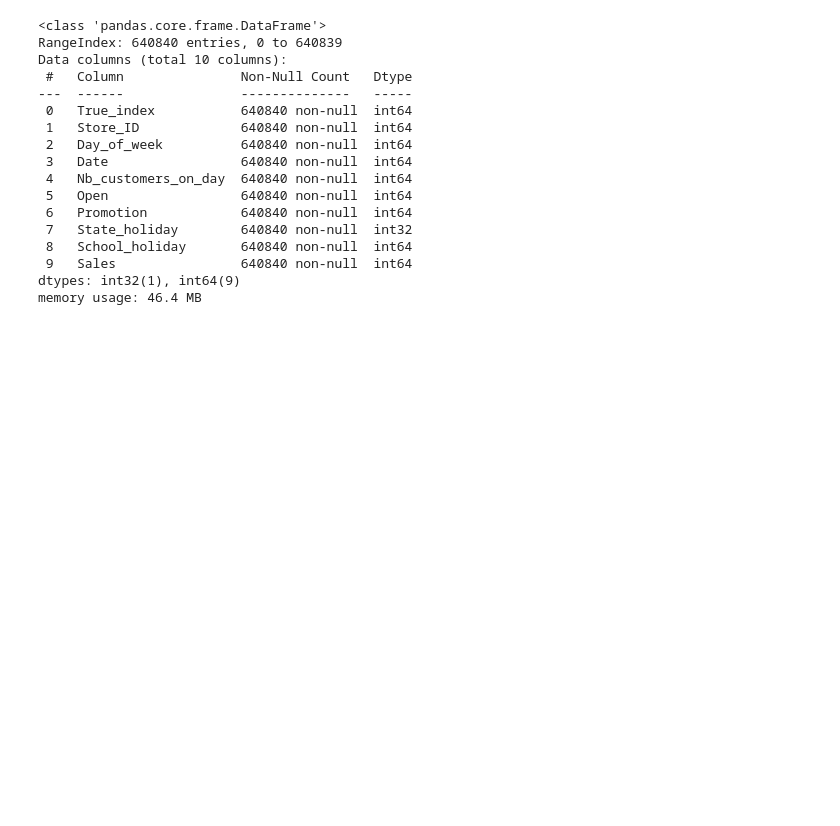
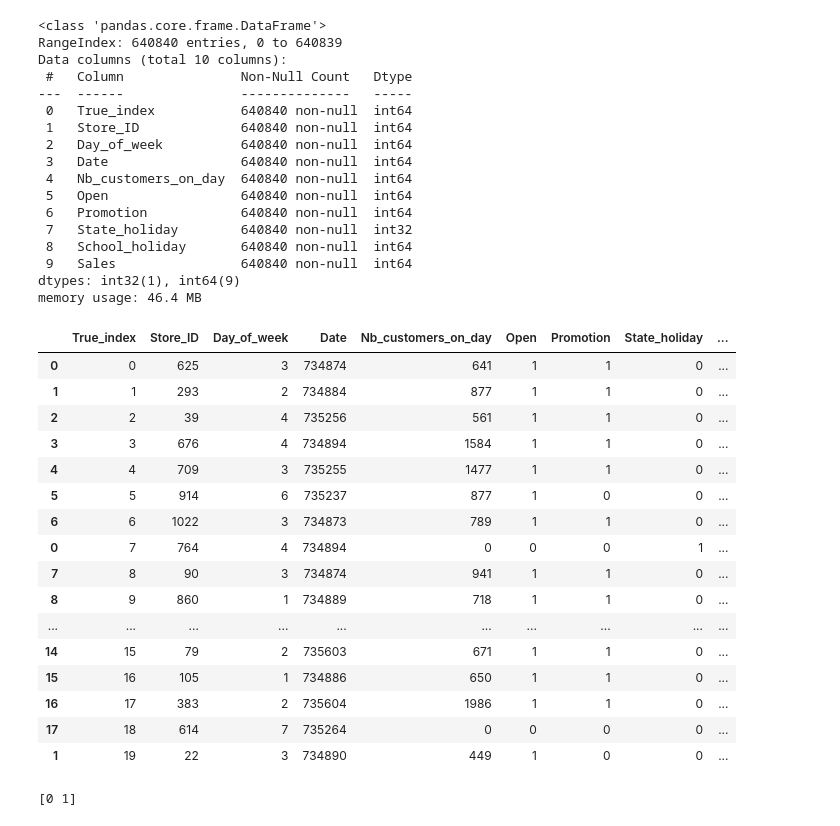
Before and after one commit to EdAz11/IronKaggle, a Jupyter notebook: ironkaggle_start.ipynb, the cells around one changed output. Cells and saved outputs as stored; diff of their text form; code cells hidden in the pictures; blank space fills up the shorter version.

```diff
--- a/ironkaggle_start.ipynb
+++ b/ironkaggle_start.ipynb
@@ -26,0 +26,3 @@ dtype: object
+# %%
+final_data = pd.read_csv("dataset/validation_for_students.csv")
+final_data
@@ -130,15 +146,26 @@ def convert_date_to_ordinal(date):
     return dt.strptime(date, '%Y-%M-%d').toordinal()
 
 sales['Date']=sales['Date'].apply(convert_date_to_ordinal)
+# %%
+final_data['Date']=final_data['Date'].apply(convert_date_to_ordinal)
 # %%
 sales["State_holiday"] = sales["State_holiday"].replace(
     {'c': 1,
     'b': 1,
     'a': 1}
 )
+# %%
+final_data["State_holiday"] = final_data["State_holiday"].replace(
+    {'c': 1,
+    'b': 1,
+    'a': 1}
+)
 # %%
 print(sales['State_holiday'].unique())
 
 sales['State_holiday'] = sales['State_holiday'].astype(int)
 # %% [output]
 ['0' 1]
+# %%
+final_data['State_holiday'] = final_data['State_holiday'].astype(int)
+final_data.info()
@@ -181,3 +225,28 @@ memory usage: 46.4 MB
 # %%
 sales.to_csv("dataset/sales_s.csv", index=False)
 #sales_merged.to_csv("dataset/sales_merged.csv", index=False)
+# %%
+sales_concat = pd.concat([sales, final_data])
+sales_concat.sort_values("True_index").head(20)
+# %% [output]
+|  | True_index | Store_ID | Day_of_week | Date | Nb_customers_on_day | Open | Promotion | State_holiday | ... |
+| 0 | 0 | 625 | 3 | 734874 | 641 | 1 | 1 | 0 | ... |
+| 1 | 1 | 293 | 2 | 734884 | 877 | 1 | 1 | 0 | ... |
+| 2 | 2 | 39 | 4 | 735256 | 561 | 1 | 1 | 0 | ... |
+| 3 | 3 | 676 | 4 | 734894 | 1584 | 1 | 1 | 0 | ... |
+| 4 | 4 | 709 | 3 | 735255 | 1477 | 1 | 1 | 0 | ... |
+| 5 | 5 | 914 | 6 | 735237 | 877 | 1 | 0 | 0 | ... |
+| 6 | 6 | 1022 | 3 | 734873 | 789 | 1 | 1 | 0 | ... |
+| 0 | 7 | 764 | 4 | 734894 | 0 | 0 | 0 | 1 | ... |
+| 7 | 8 | 90 | 3 | 734874 | 941 | 1 | 1 | 0 | ... |
+| 8 | 9 | 860 | 1 | 734889 | 718 | 1 | 1 | 0 | ... |
+| ... | ... | ... | ... | ... | ... | ... | ... | ... | ... |
+| 14 | 15 | 79 | 2 | 735603 | 671 | 1 | 1 | 0 | ... |
+| 15 | 16 | 105 | 1 | 734886 | 650 | 1 | 1 | 0 | ... |
+| 16 | 17 | 383 | 2 | 735604 | 1986 | 1 | 1 | 0 | ... |
+| 17 | 18 | 614 | 7 | 735264 | 0 | 0 | 0 | 0 | ... |
+| 1 | 19 | 22 | 3 | 734890 | 449 | 1 | 0 | 0 | ... |
+# %%
+print(sales_concat['State_holiday'].unique())
+# %% [output]
+[0 1]
```
Also changed, not shown: parts of 4 cells of this notebook, 6 other files.
